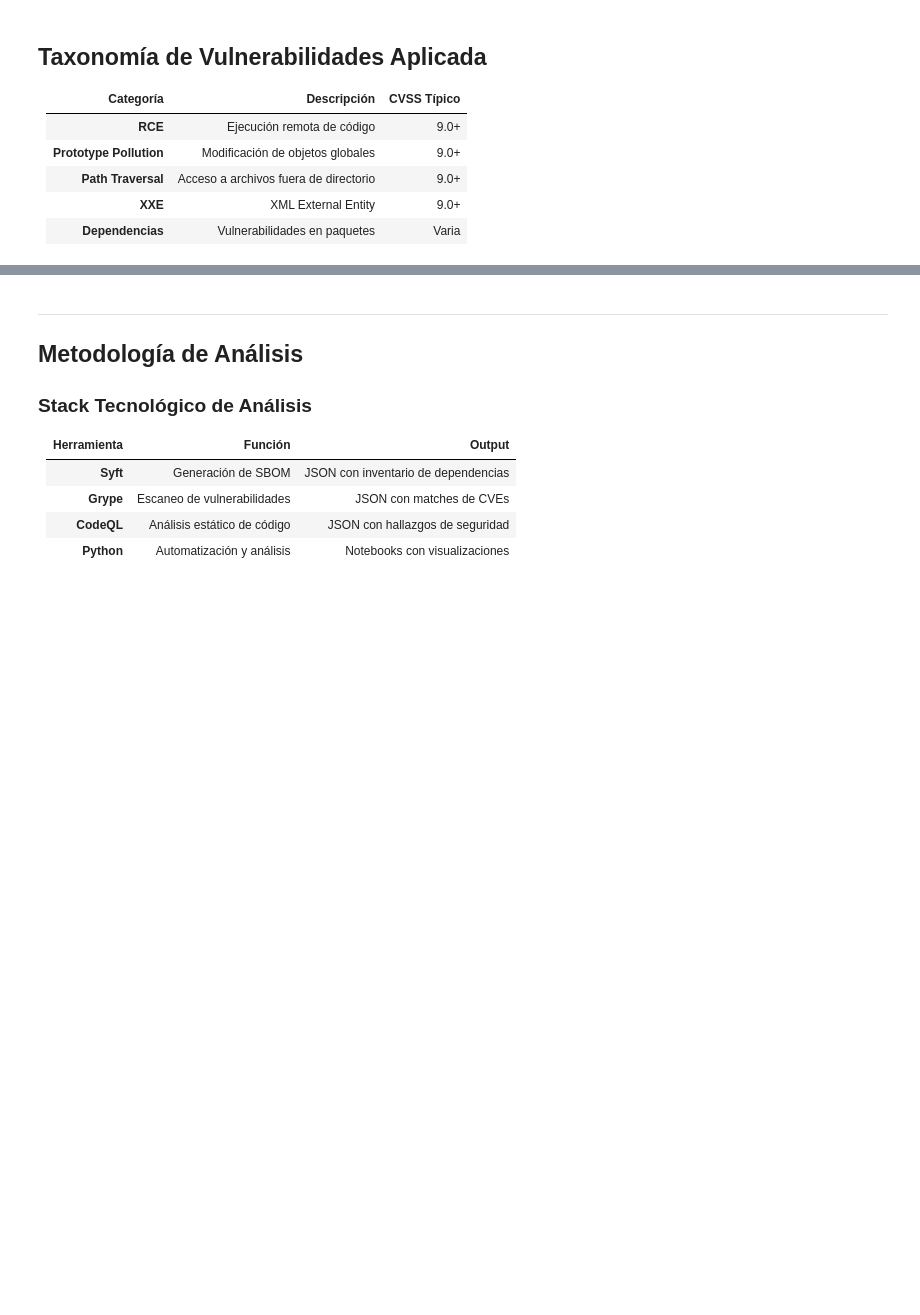
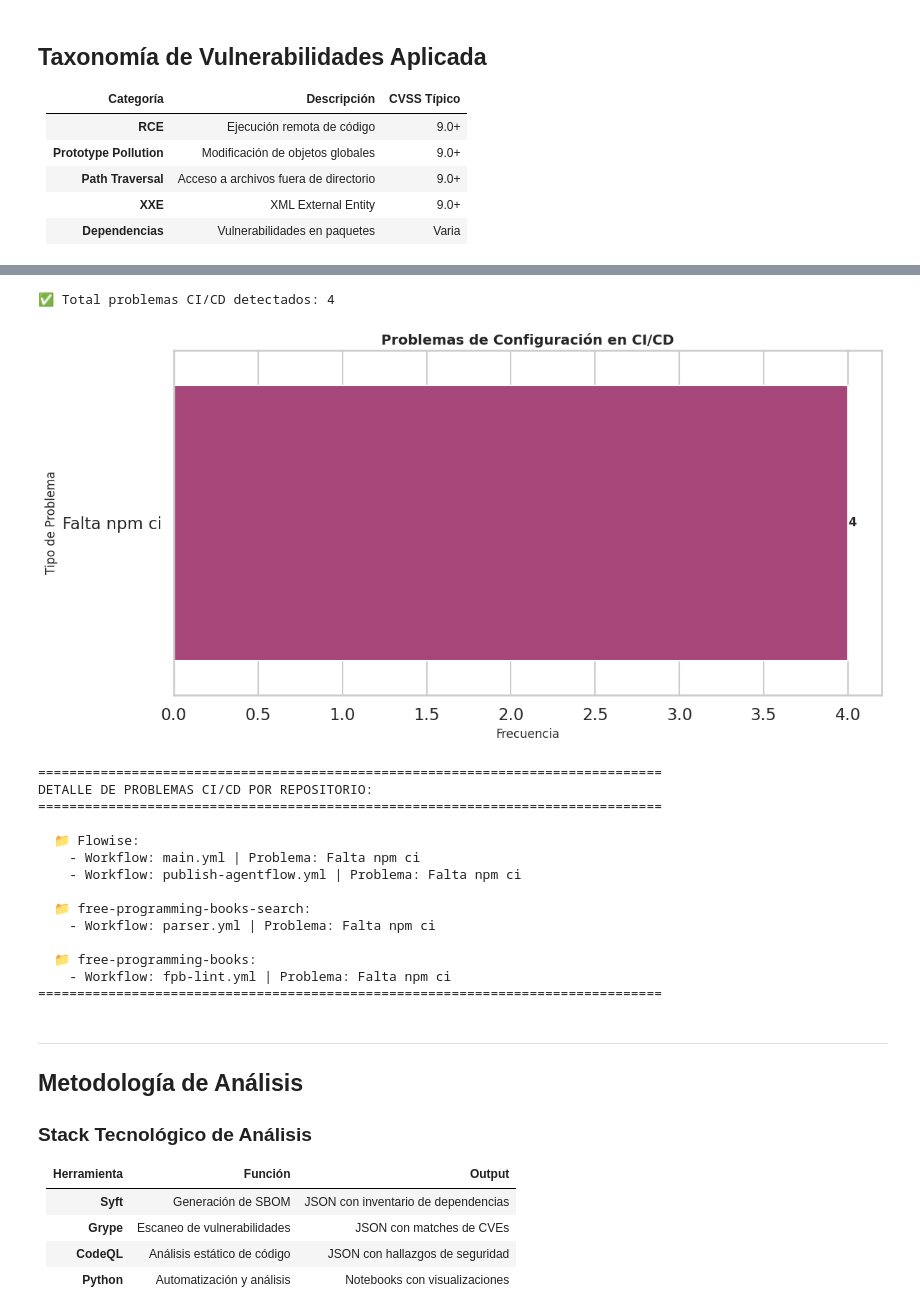
Before and after one commit to JoacoArriagada/ICC610-Proyecto, a Jupyter notebook: analyzer/analisis_vulnerabilidades.ipynb, the cells around one changed output, grey strips where cells are left out. Cells and saved outputs as stored; diff of their text form; code cells hidden in the pictures; blank space fills up the shorter version.

```diff
--- a/analyzer/analisis_vulnerabilidades.ipynb
+++ b/analyzer/analisis_vulnerabilidades.ipynb
@@ -230,38 +267,55 @@ if not df_cicd.empty:
     print(f"✅ Total problemas CI/CD detectados: {len(df_cicd)}\n")
 
     fig, ax = plt.subplots(figsize=(12, 6))
-    sns.countplot(data=df_cicd, y="Problema", palette="magma", ax=ax)
-    ax.set_title('🔧 Problemas de Configuración en CI/CD', fontsize=14, fontweight='bold')
+    sns.countplot(data=df_cicd, y="Problema", hue="Problema", palette="magma", legend=False, ax=ax)
+    ax.set_title('Problemas de Configuración en CI/CD', fontsize=14, fontweight='bold')
     ax.set_xlabel('Frecuencia', fontsize=12)
     ax.set_ylabel('Tipo de Problema', fontsize=12)
 
     # Anotar valores
     for p in ax.patches:
         if p.get_width() > 0:
             ax.annotate(
                 f'{int(p.get_width())}',
                 (p.get_width(), p.get_y() + p.get_height() / 2.),
                 ha='left',
                 va='center',
                 fontsize=12,
                 fontweight='bold'
             )
 
     plt.tight_layout()
     plt.show()
 
     # Mostrar detalles
     print("\n" + "="*80)
     print("DETALLE DE PROBLEMAS CI/CD POR REPOSITORIO:")
     print("="*80)
     for repo in df_cicd['Repositorio'].unique():
         repo_issues = df_cicd[df_cicd['Repositorio'] == repo]
         print(f"\n  📁 {repo}:")
         for _, row in repo_issues.iterrows():
             print(f"    - Workflow: {row['Workflow']} | Problema: {row['Problema']}")
     print("="*80)
 else:
     print("✅ No se detectaron problemas de CI/CD")
+# %% [output]
+✅ Total problemas CI/CD detectados: 4
+[figure, added]
+================================================================================
+DETALLE DE PROBLEMAS CI/CD POR REPOSITORIO:
+================================================================================
+
+  📁 Flowise:
+    - Workflow: main.yml | Problema: Falta npm ci
+    - Workflow: publish-agentflow.yml | Problema: Falta npm ci
+
+  📁 free-programming-books-search:
+    - Workflow: parser.yml | Problema: Falta npm ci
+
+  📁 free-programming-books:
+    - Workflow: fpb-lint.yml | Problema: Falta npm ci
+================================================================================
 # %% [markdown]
 ---
 
```
Also changed, not shown: parts of 5 cells of this notebook, 12 other files.
